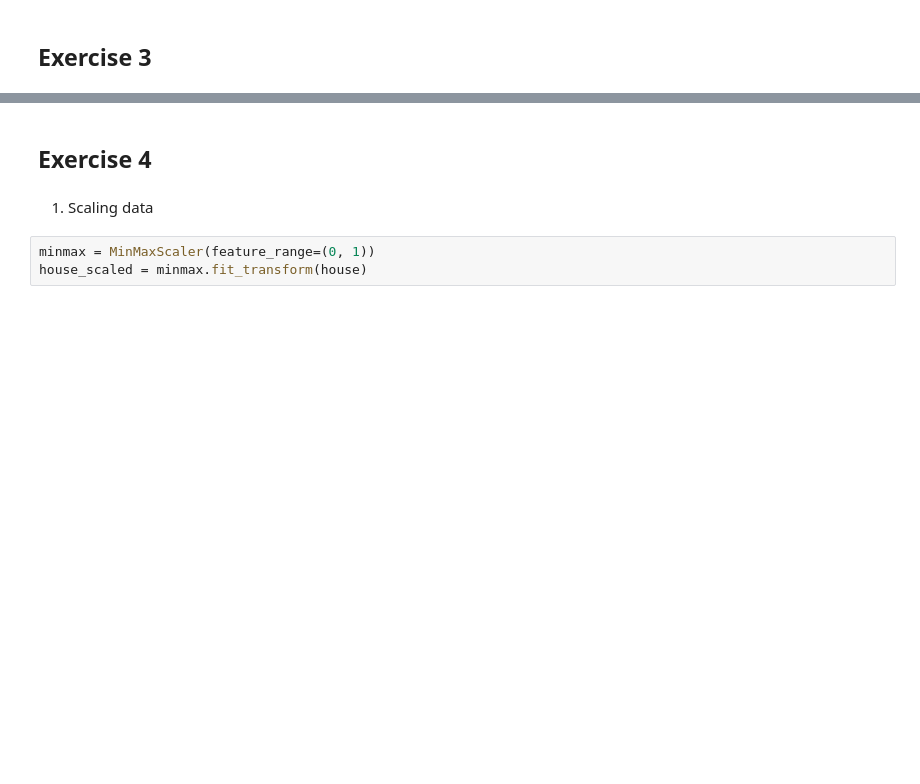
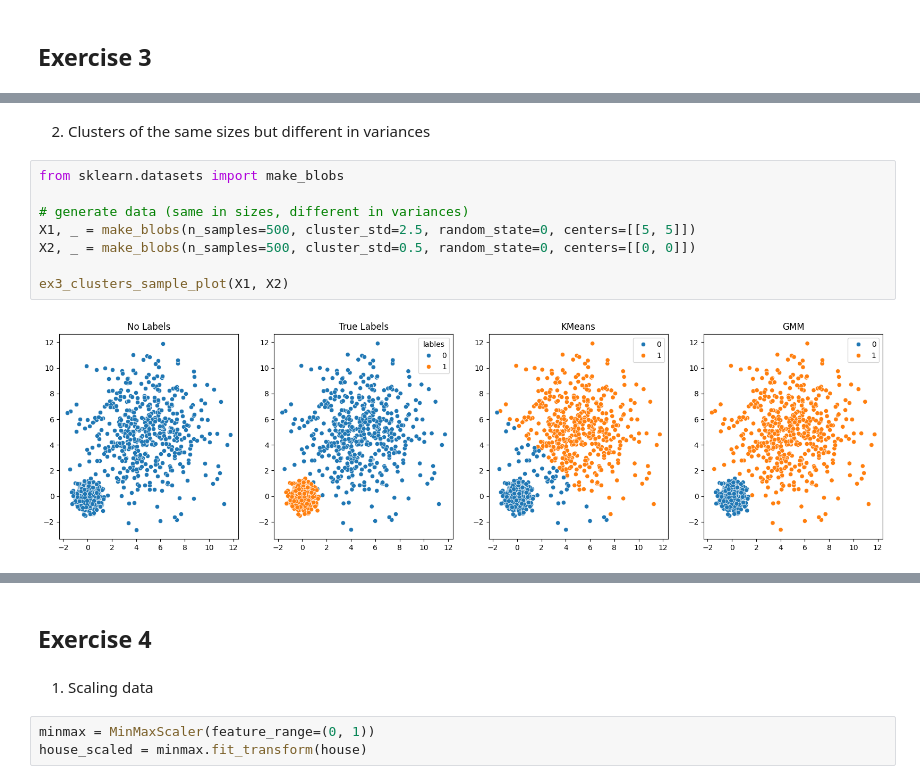
Before and after one commit to niimo753/neu-machine-learning-module, a Jupyter notebook: ML2/ML2_HW4_GMM_MinhNgoc_11212980.ipynb, the cells around one changed output, grey strips where cells are left out. Drawn from its saved outputs; the diff is of its cells as text; blank space fills up the shorter version.

```diff
--- a/ML2/ML2_HW4_GMM_MinhNgoc_11212980.ipynb
+++ b/ML2/ML2_HW4_GMM_MinhNgoc_11212980.ipynb
@@ -101,0 +148,12 @@ Find 3 examples that GMM is better than k-means.
+# %% [markdown]
+2. Clusters of the same sizes but different in variances
+# %%
+from sklearn.datasets import make_blobs
+
+# generate data (same in sizes, different in variances)
+X1, _ = make_blobs(n_samples=500, cluster_std=2.5, random_state=0, centers=[[5, 5]])
+X2, _ = make_blobs(n_samples=500, cluster_std=0.5, random_state=0, centers=[[0, 0]])
+
+ex3_clusters_sample_plot(X1, X2)
+# %% [output]
+[figure, added]
```
Also changed, not shown: parts of 11 cells of this notebook, 4 other files.
